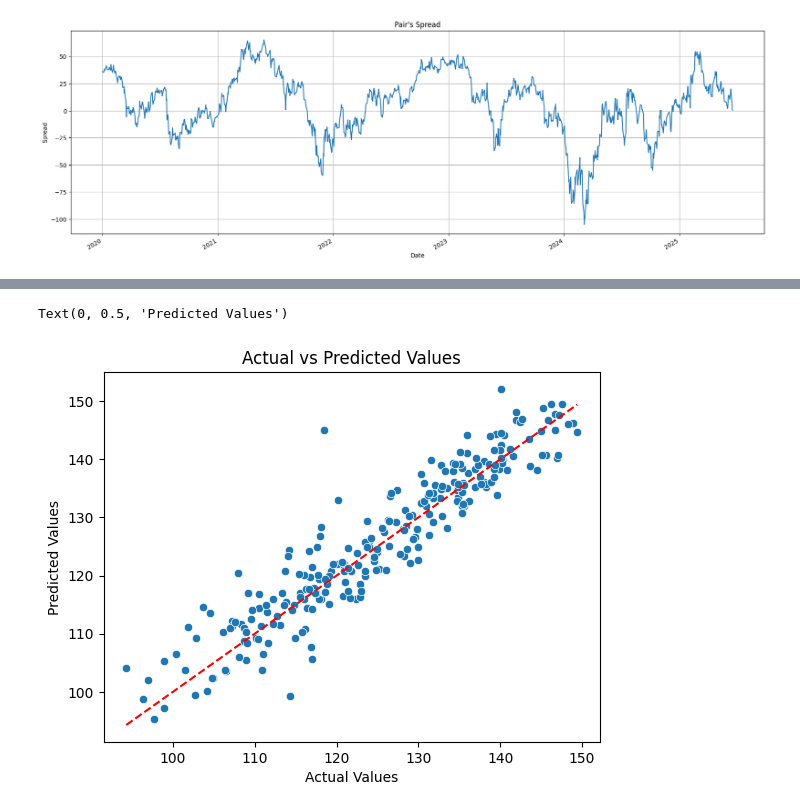
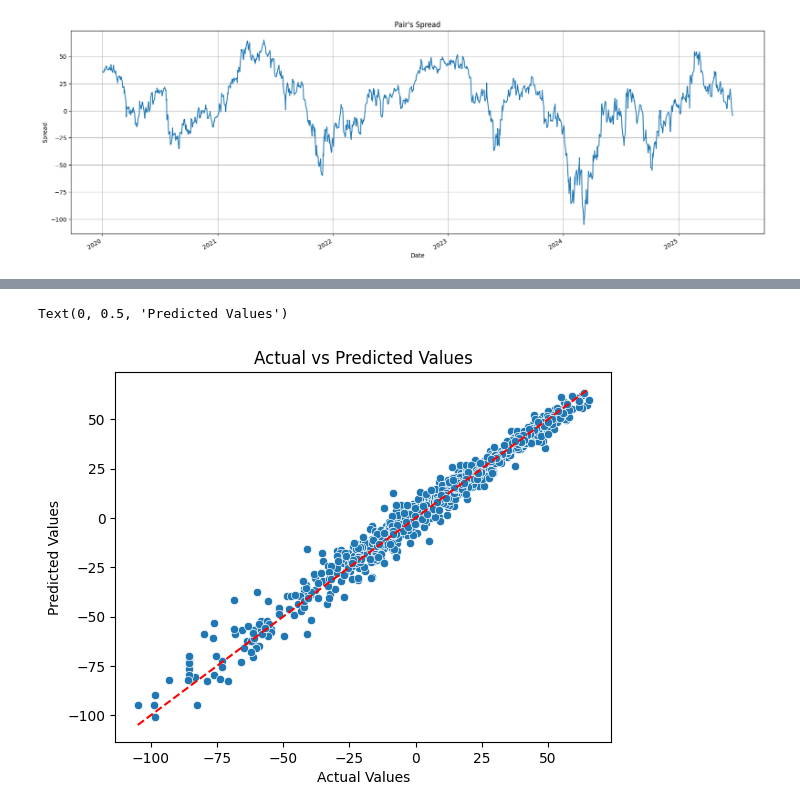
Before and after one commit to marabsatt/blackwell, a Jupyter notebook: main.ipynb, the cells around one changed output, grey strips where cells are left out. Saved outputs shown, nothing was run; the diff lists cells and outputs as text; code cells hidden in the pictures.

```diff
--- a/main.ipynb
+++ b/main.ipynb
@@ -284,8 +281,8 @@ bt_df
 # %%
-# Neeed to add dependency for train_test_split
-train_close, test_close = train_test_split(
-    df[[f'{highest_p_val[0]}', f'{highest_p_val[1]}']],
+# Need to add dependency for train_test_split
+x_test, x_train, y_test, y_train = train_test_split(
+    df.drop('next_spread', axis=1).values,
+    df['next_spread'].values,
     test_size=0.2,
-    shuffle=False,
-    random_state=0
+    shuffle=False
 )
@@ -416,11 +289,3 @@ Highest correlation pair: ('high', 'open') with correlation value: 1.00
-# %%
-x_train, x_test, y_train, y_test = train_test_split(
-    df[df.columns[:-1]],
-    df['next_close'],
-    test_size=0.2,
-    shuffle=False
-    )
 # %%
-lr = LinearRegression()
-lr.fit(x_train, y_train)
-y_pred = lr.predict(x_test)
+lr_model = LinearRegression()
+lr_model.fit(x_train, y_train)
@@ -426,0 +294,3 @@ y_pred = lr.predict(x_test)
+# %%
+y_pred = lr_model.predict(x_test)
+y_pred
@@ -458,16 +334,16 @@ plt.grid()
 # %%
-act_val = lr.score(x_train, y_train)
-predict_val = lr.score(x_test, y_test)
+act_val = lr_model.score(x_train, y_train)
+predict_val = lr_model.score(x_test, y_test)
 sns.scatterplot(x=y_test, y=y_pred)
 sns.lineplot(x = np.linspace(y_test.min(), y_test.max(), 100),
              y = np.linspace(y_test.min(), y_test.max(), 100),
              color='red', linestyle='--')
 plt.title('Actual vs Predicted Values')
 plt.xlabel('Actual Values')
 plt.ylabel('Predicted Values')
 # %% [output]
 Text(0, 0.5, 'Predicted Values')
-[figure, old version]
+[figure, new version]
 # %%
 residuals = y_test - y_pred
 plt.figure(figsize=(14, 7))
```
Also changed, not shown: parts of 35 cells of this notebook.
